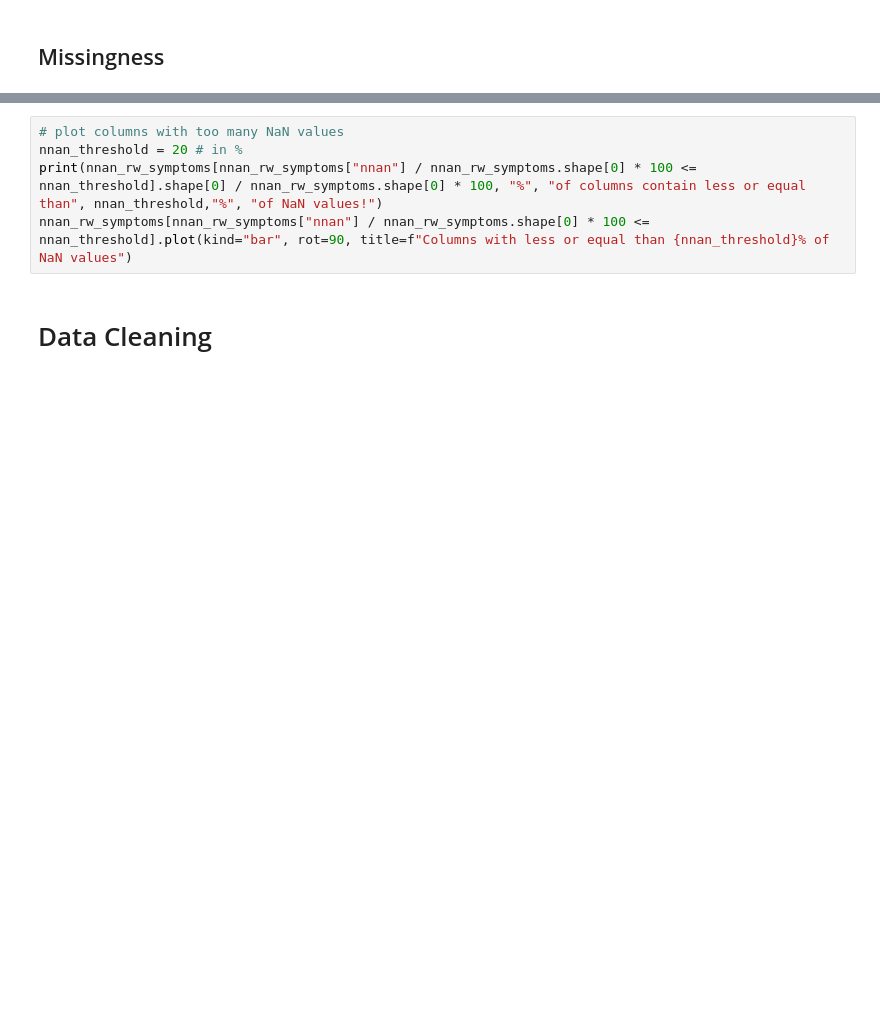
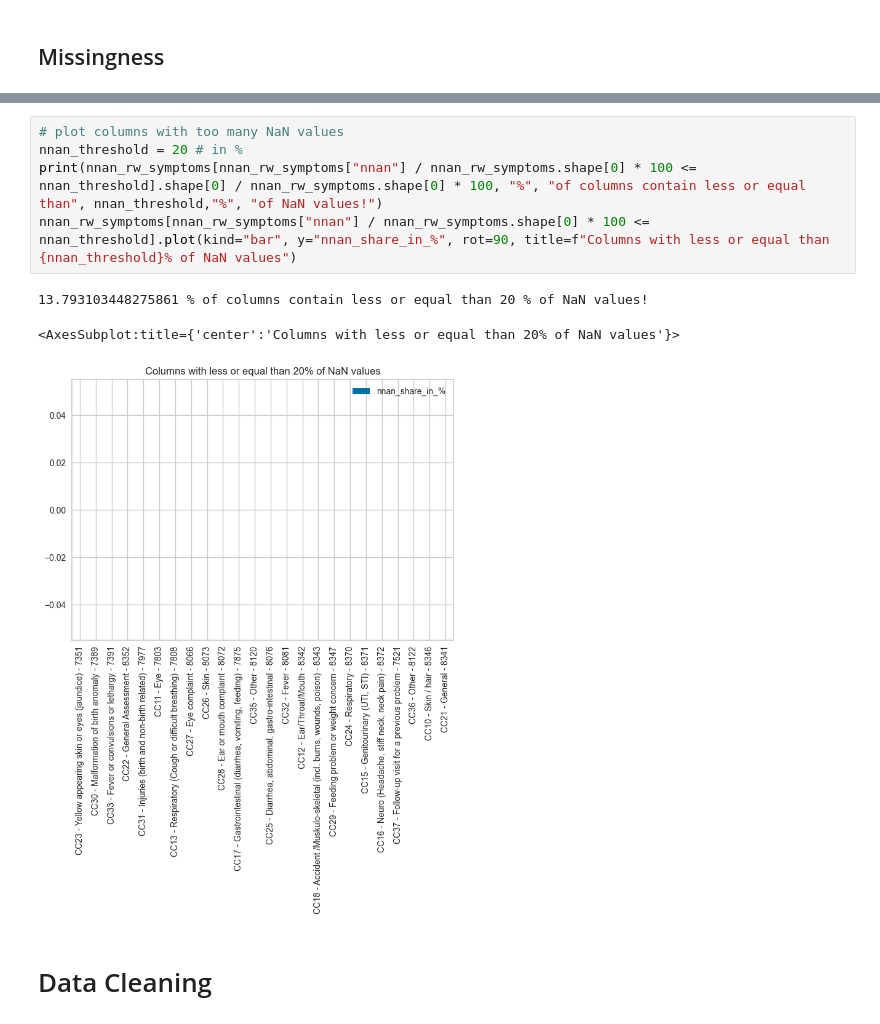
Before and after one commit to sid030sid/DYNAMIC-igh-ml-semester-project, a Jupyter notebook: rw-spatio-temporal-clustering.ipynb, the cells around one changed output, grey strips where cells are left out. Saved outputs shown, nothing was run; the diff lists cells and outputs as text; blank space fills up the shorter version.

```diff
--- a/rw-spatio-temporal-clustering.ipynb
+++ b/rw-spatio-temporal-clustering.ipynb
@@ -92,8 +151,12 @@ nnan_rw_symptoms[nnan_rw_symptoms["nnan"] == 0].index
 # %%
 # plot columns with too many NaN values
 nnan_threshold = 20 # in %
 print(nnan_rw_symptoms[nnan_rw_symptoms["nnan"] / nnan_rw_symptoms.shape[0] * 100 <= nnan_threshold].shape[0] / nnan_rw_symptoms.shape[0] * 100, "%", "of columns contain less or equal than", nnan_threshold,"%", "of NaN values!")
-nnan_rw_symptoms[nnan_rw_symptoms["nnan"] / nnan_rw_symptoms.shape[0] * 100 <= nnan_threshold].plot(kind="bar", rot=90, title=f"Columns with less or equal than {nnan_threshold}% of NaN values")
+nnan_rw_symptoms[nnan_rw_symptoms["nnan"] / nnan_rw_symptoms.shape[0] * 100 <= nnan_threshold].plot(kind="bar", y="nnan_share_in_%", rot=90, title=f"Columns with less or equal than {nnan_threshold}% of NaN values")
+# %% [output]
+13.793103448275861 % of columns contain less or equal than 20 % of NaN values!
+<AxesSubplot:title={'center':'Columns with less or equal than 20% of NaN values'}>
+[figure, added]
 # %% [markdown]
 # Data Cleaning
 # %%
```
Also changed, not shown: parts of 18 cells of this notebook.
